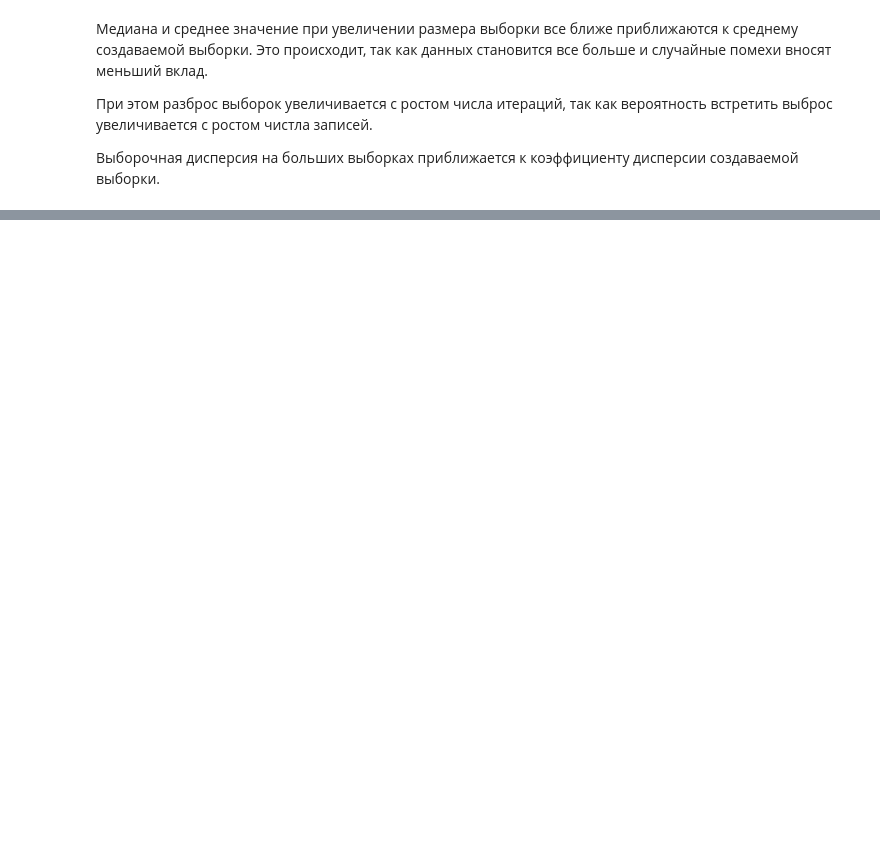
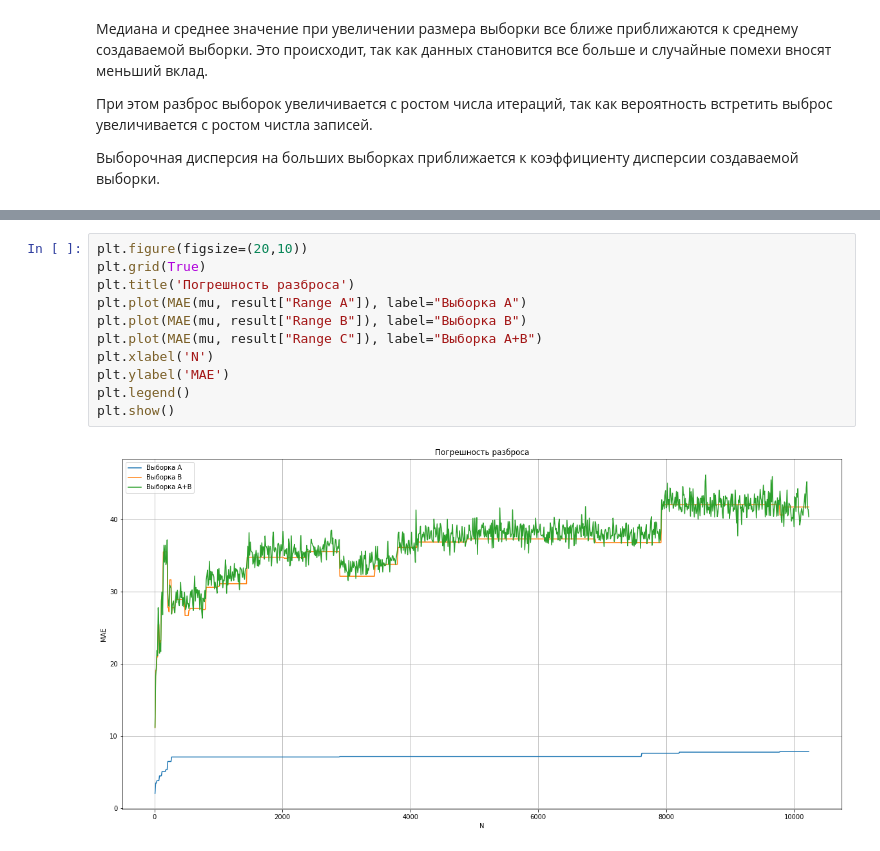
Before and after one commit to AsciiShell/matlab_course, a Jupyter notebook: Module 4/lab_02/Lab_02.ipynb, the cells around one changed output, grey strips where cells are left out. Drawn from its saved outputs; the diff is of its cells as text; blank space fills up the shorter version.

```diff
--- a/Module 4/lab_02/Lab_02.ipynb
+++ b/Module 4/lab_02/Lab_02.ipynb
@@ -72,0 +91,13 @@ result
+# %%
+plt.figure(figsize=(20,10))
+plt.grid(True)
+plt.title('Погрешность разброса')
+plt.plot(MAE(mu, result["Range A"]), label="Выборка A")
+plt.plot(MAE(mu, result["Range B"]), label="Выборка B")
+plt.plot(MAE(mu, result["Range C"]), label="Выборка A+B")
+plt.xlabel('N')
+plt.ylabel('MAE')
+plt.legend()
+plt.show()
+# %% [output]
+[figure, added]
```
Also changed, not shown: parts of 7 cells of this notebook.
